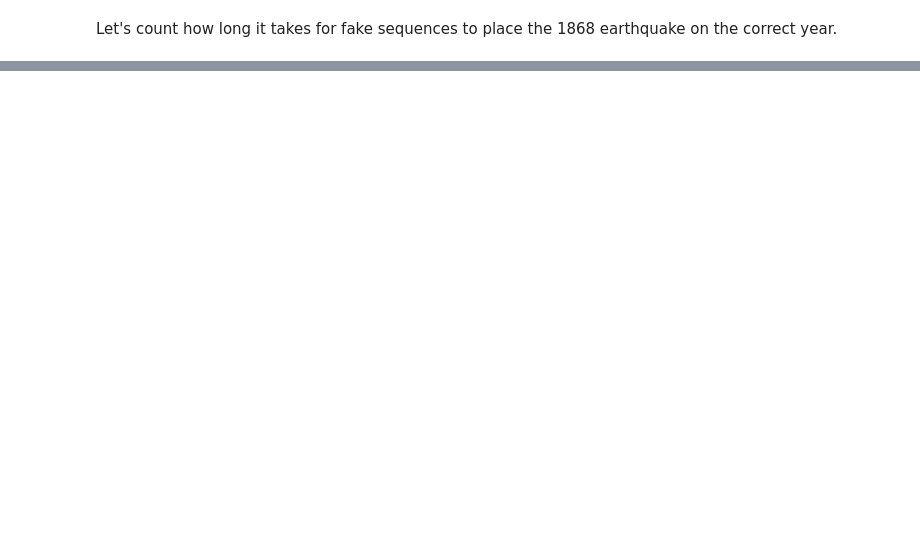
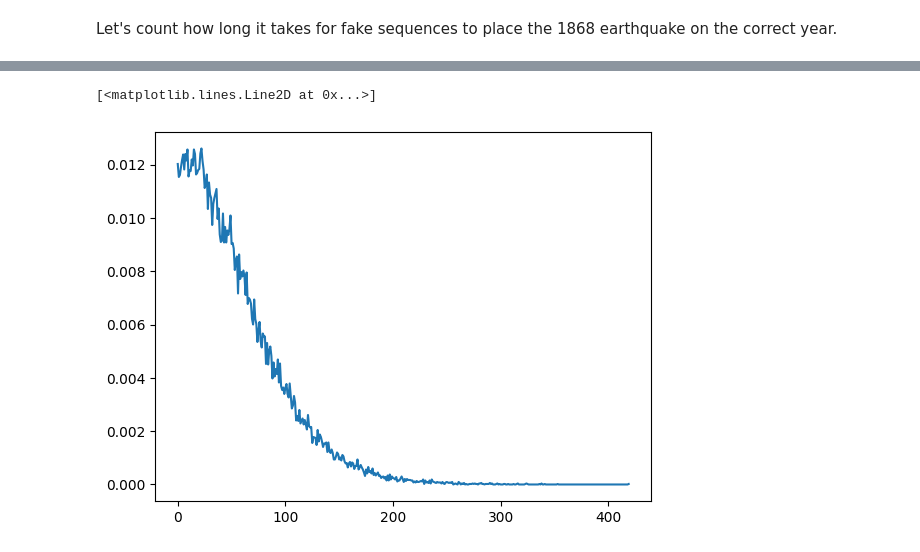
Before and after one commit to yair-franco/hayward_sequence_sim, a Jupyter notebook: sequence_simulator.ipynb, the cells around one changed output, grey strips where cells are left out. Saved outputs shown, nothing was run; the diff lists cells and outputs as text; code cells hidden in the pictures; blank space fills up the shorter version.

```diff
--- a/sequence_simulator.ipynb
+++ b/sequence_simulator.ipynb
@@ -137,0 +274,5 @@ Lienkaemper sequence: [91, 247, 444, 660, 822, 957, 1134, 1317, 1475, 1629, 1725
+# %%
+plt.plot(count)
+# %% [output]
+[<matplotlib.lines.Line2D at 0x...>]
+[figure, added]
```
Also changed, not shown: parts of 18 cells of this notebook.
